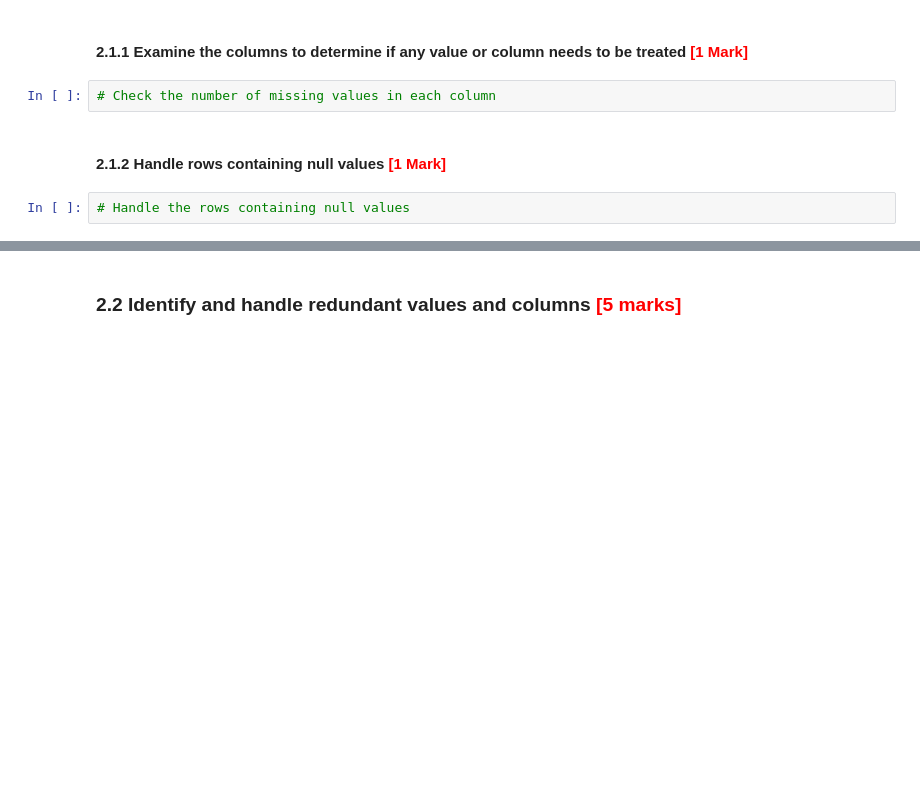
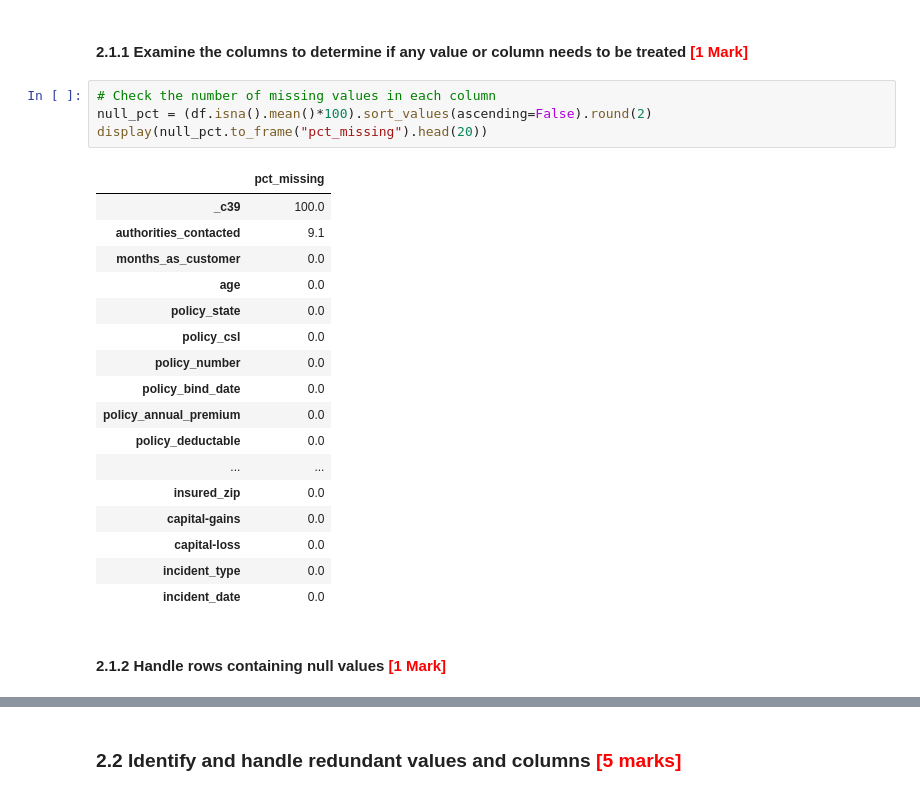
Before and after one commit to princepushparaj/UpgradMLII, a Jupyter notebook: Fraudulent_Claim_Detection_Starter.ipynb, the cells around one changed output, grey strips where cells are left out. Drawn from its saved outputs; the diff is of its cells as text; blank space fills up the shorter version.

Commit message:
Identify and handle redundant values

```diff
--- a/Fraudulent_Claim_Detection_Starter.ipynb
+++ b/Fraudulent_Claim_Detection_Starter.ipynb
@@ -321,7 +321,25 @@ df.columns.tolist() # list of all column names
 #### **2.1.1** Examine the columns to determine if any value or column needs to be treated <font color="red">[1 Mark]</font>
 # %%
 # Check the number of missing values in each column
+null_pct = (df.isna().mean()*100).sort_values(ascending=False).round(2)
+display(null_pct.to_frame("pct_missing").head(20))
+# %% [output]
+|  | pct_missing |
+| _c39 | 100.0 |
+| authorities_contacted | 9.1 |
+| months_as_customer | 0.0 |
+| age | 0.0 |
+| policy_state | 0.0 |
+| policy_csl | 0.0 |
+| policy_number | 0.0 |
+| policy_bind_date | 0.0 |
+| policy_annual_premium | 0.0 |
+| policy_deductable | 0.0 |
+| ... | ... |
+| insured_zip | 0.0 |
+| capital-gains | 0.0 |
+| capital-loss | 0.0 |
+| incident_type | 0.0 |
+| incident_date | 0.0 |
 # %% [markdown]
 #### **2.1.2** Handle rows containing null values <font color="red">[1 Mark]</font>
-# %%
-# Handle the rows containing null values
```
Also changed, not shown: parts of 11 cells of this notebook.
